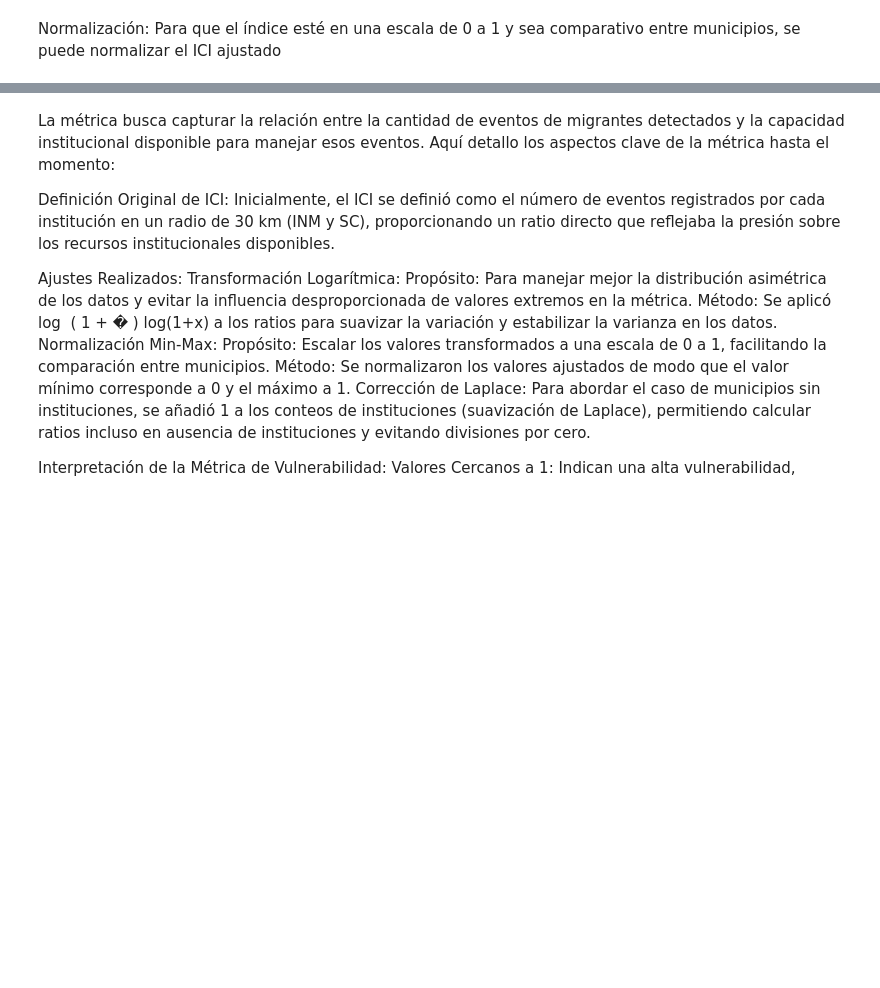
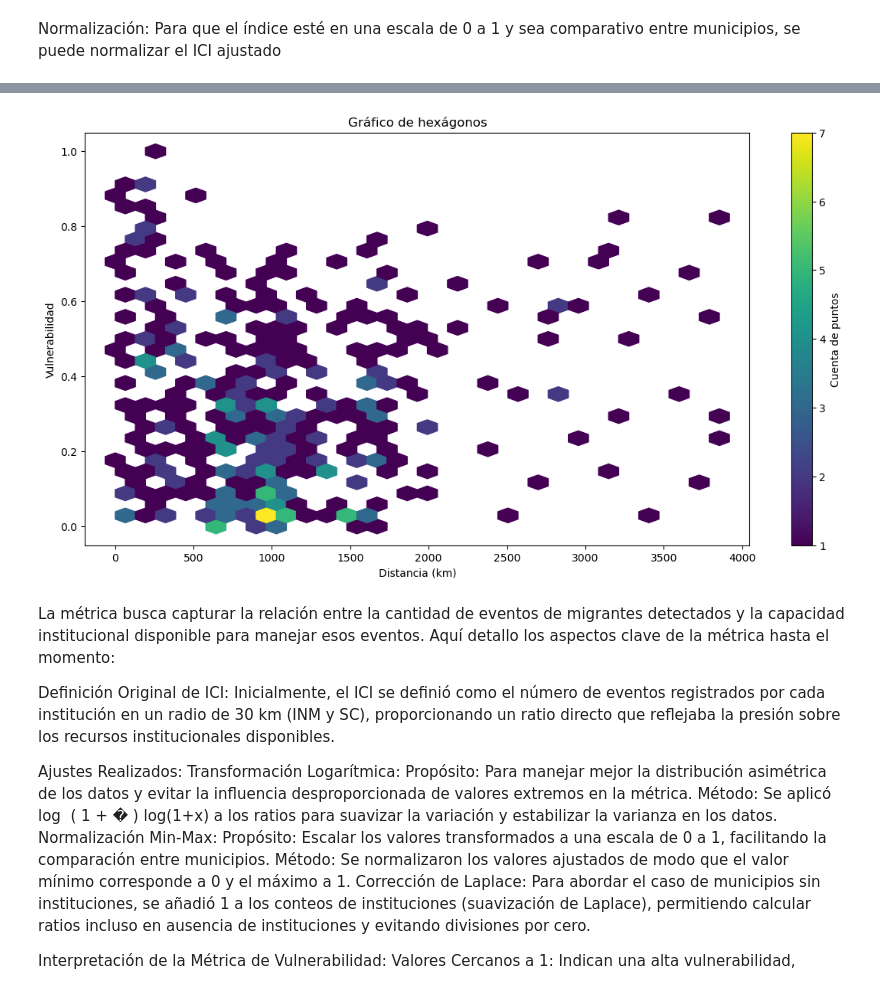
Before and after one commit to puriarter21/Mapa_Migracion_Irregular_Mexico, a Jupyter notebook: 1. Mapas/1. Mapas/Metodo_1/Articulo Mapping.ipynb, the cells around one changed output, grey strips where cells are left out. Cells and saved outputs as stored; diff of their text form; code cells hidden in the pictures; blank space fills up the shorter version.

```diff
--- a/1. Mapas/1. Mapas/Metodo_1/Articulo Mapping.ipynb
+++ b/1. Mapas/1. Mapas/Metodo_1/Articulo Mapping.ipynb
@@ -13,7 +13,7 @@ import matplotlib.pyplot as plt
 # %% [markdown]
 This study utilized multiple data sources including migration events data from the National Institute of Migration, support institutions data from both governmental and civil sectors, and criminal incidence data. Additionally, geographic datasets from GIS and customs and border protection were incorporated to map the real-time movements and dynamics of migratory routes across Mexican borders.
 # %%
-dfvalores = pd.read_csv('/Users/pablouriarte/Documents/1. Expediente Tec de Monterrey/1.Tesis/Mapa_Migracion_Irregular_Mexico/1. Mapas/1. Mapas/Metodo_1/df_valores_rutas.csv')
+dfvalores = pd.read_csv('/Users/pablouriarte/Mapa_Migracion_Irregular_Mexico_Fresh/1. Mapas/1. Mapas/Metodo_1/df_valores_rutas.csv')
 # %%
 dfvalores.columns
 # %% [output]
@@ -43,15 +249,14 @@ Para aplicar la transformación logarítmica a las métricas que has creado, pue
 # %% [markdown]
 Normalización: Para que el índice esté en una escala de 0 a 1 y sea comparativo entre municipios, se puede normalizar el ICI ajustado
 # %%
-dfvalores['inm_30km_adjusted'] = dfvalores['inm_30km'] + 1  # Añadir 1 para suavizar
-dfvalores['sc_30km_adjusted'] = dfvalores['sc_30km'] + 1
+#dfvalores['inm_30km_adjusted'] = dfvalores['inm_30km'] + 1  # Añadir 1 para suavizar
+#dfvalores['sc_30km_adjusted'] = dfvalores['sc_30km'] + 1
+
+dfvalores['eventos_per_inm_30km'] = np.log1p(dfvalores['eventos']) / dfvalores['inm_30km']
 
 # Recalcular los ratios con los valores ajustados
-dfvalores['log_eventos_per_inm_30km'] = np.log1p(dfvalores['eventos'] / dfvalores['inm_30km_adjusted'])
-dfvalores['log_eventos_per_sc_30km'] = np.log1p(dfvalores['eventos'] / dfvalores['sc_30km_adjusted'])
-dfvalores['log_eventos_per_total_30km'] = np.log1p(dfvalores['eventos'] / (dfvalores['inm_30km_adjusted'] + dfvalores['sc_30km_adjusted']))
+
+dfvalores['log_eventos_per_inm_30km'] = np.log1p(dfvalores['eventos'] / dfvalores['inm_30km'])
 
 # Normalización Min-Max
-dfvalores['norm_log_eventos_per_inm_30km'] = (dfvalores['log_eventos_per_inm_30km'] - dfvalores['log_eventos_per_inm_30km'].min()) / (dfvalores['log_eventos_per_inm_30km'].max() - dfvalores['log_eventos_per_inm_30km'].min())
-dfvalores['norm_log_eventos_per_sc_30km'] = (dfvalores['log_eventos_per_sc_30km'] - dfvalores['log_eventos_per_sc_30km'].min()) / (dfvalores['log_eventos_per_sc_30km'].max() - dfvalores['log_eventos_per_sc_30km'].min())
-dfvalores['norm_log_eventos_per_total_30km'] = (dfvalores['log_eventos_per_total_30km'] - dfvalores['log_eventos_per_total_30km'].min()) / (dfvalores['log_eventos_per_total_30km'].max() - dfvalores['log_eventos_per_total_30km'].min())
+dfvalores['norm_log_eventos_per_inm_30km'] = (dfvalores['eventos_per_inm_30km'] - dfvalores['eventos_per_inm_30km'].min()) / (dfvalores['eventos_per_inm_30km'].max() - dfvalores['eventos_per_inm_30km'].min())
@@ -105,3 +315,17 @@ plt.show()
+# %%
+import seaborn as sns
+import matplotlib.pyplot as plt
+
+plt.figure(figsize=(14, 7))
+
+plt.hexbin(dfvalores['distance_km'], dfvalores['norm_log_eventos_per_inm_30km'], gridsize=30, cmap='viridis', mincnt=1)
+plt.colorbar(label='Cuenta de puntos')
+plt.title('Gráfico de hexágonos')
+plt.xlabel('Distancia (km)')
+plt.ylabel('Vulnerabilidad')
+plt.show()
+# %% [output]
+[figure, added]
 # %% [markdown]
 La métrica busca capturar la relación entre la cantidad de eventos de migrantes detectados y la capacidad institucional disponible para manejar esos eventos. Aquí detallo los aspectos clave de la métrica hasta el momento:
 
```
Also changed, not shown: parts of 40 cells of this notebook, 12 other files.
